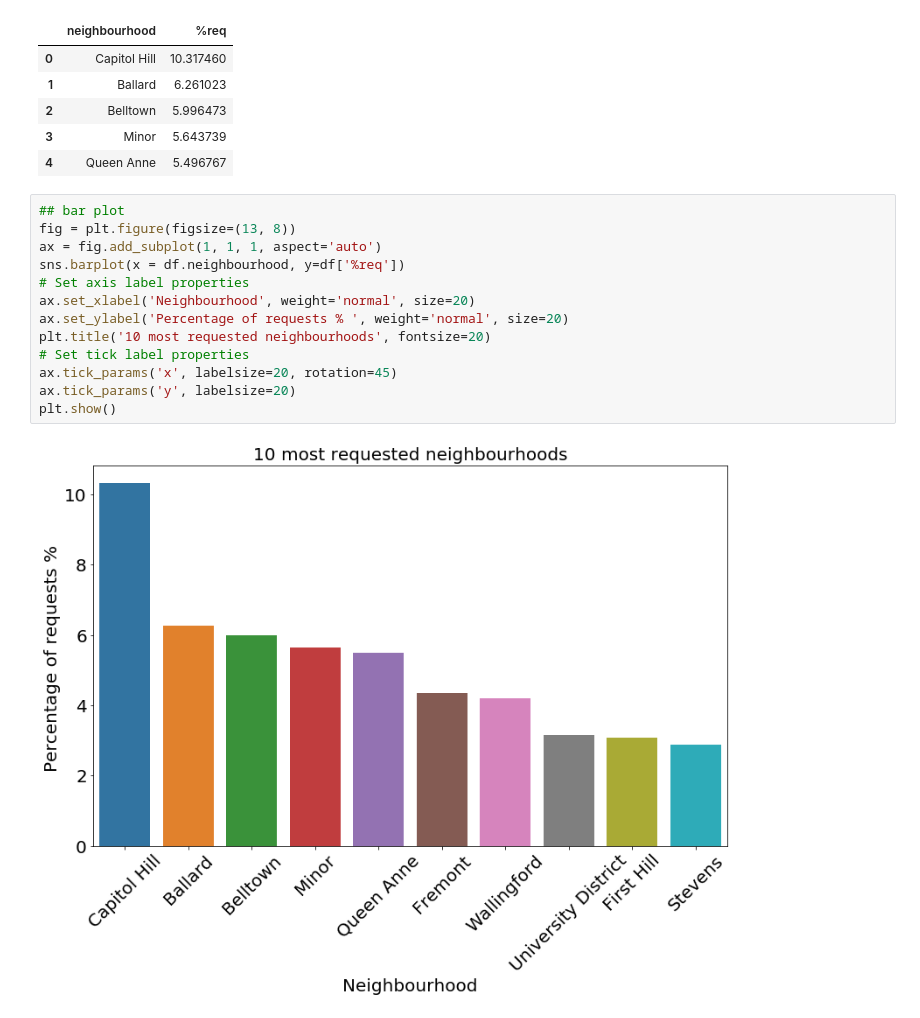
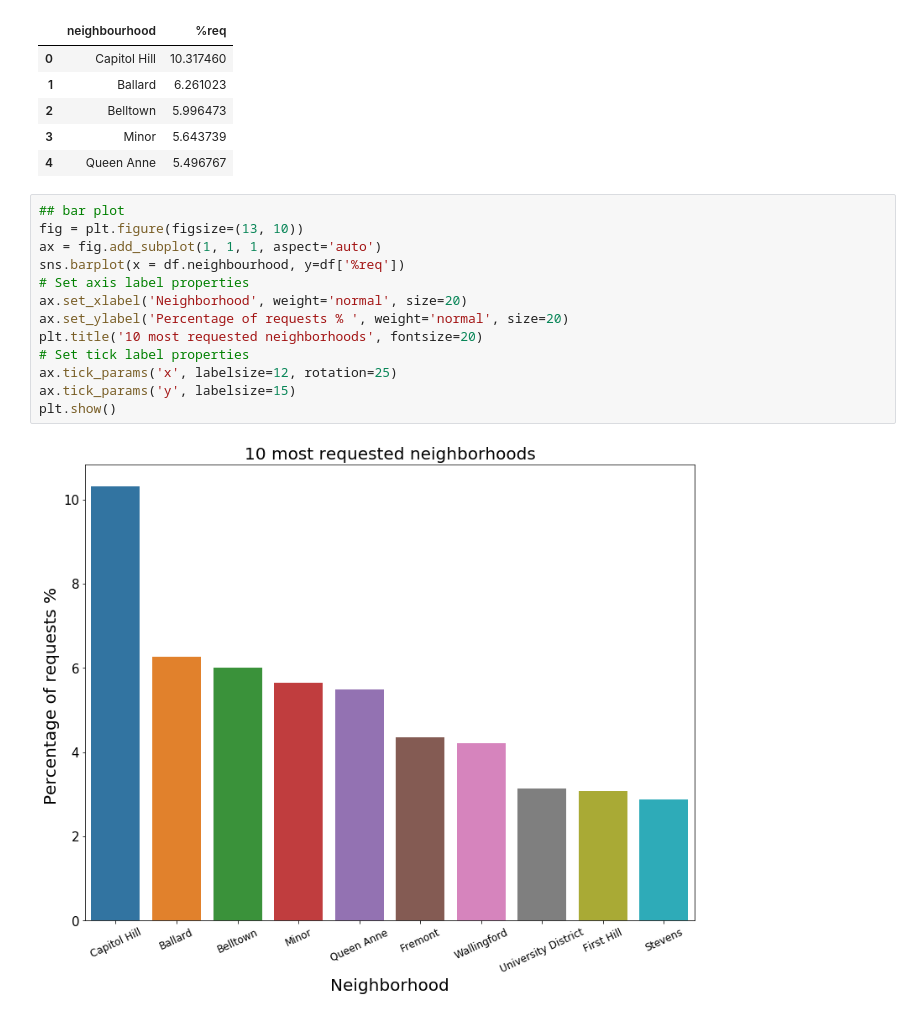
Before and after one commit to Jaouadeddadsi/Seattle-Airbnb-Open-Data, a Jupyter notebook: most_requested_neighborhoods.ipynb, the cells around one changed output. Saved outputs shown, nothing was run; the diff lists cells and outputs as text.

```diff
--- a/most_requested_neighborhoods.ipynb
+++ b/most_requested_neighborhoods.ipynb
@@ -65,16 +65,16 @@ df.head()
 | 4 | Queen Anne | 5.496767 |
 # %%
 ## bar plot
-fig = plt.figure(figsize=(13, 8))
+fig = plt.figure(figsize=(13, 10))
 ax = fig.add_subplot(1, 1, 1, aspect='auto')
 sns.barplot(x = df.neighbourhood, y=df['%req'])
 # Set axis label properties
-ax.set_xlabel('Neighbourhood', weight='normal', size=20)
+ax.set_xlabel('Neighborhood', weight='normal', size=20)
 ax.set_ylabel('Percentage of requests % ', weight='normal', size=20)
-plt.title('10 most requested neighbourhoods', fontsize=20)
+plt.title('10 most requested neighborhoods', fontsize=20)
 # Set tick label properties
-ax.tick_params('x', labelsize=20, rotation=45)
-ax.tick_params('y', labelsize=20)
+ax.tick_params('x', labelsize=12, rotation=25)
+ax.tick_params('y', labelsize=15)
 plt.show()
 # %% [output]
-[figure, old version]
+[figure, new version]
```
Also changed, not shown: parts of 1 cell of this notebook, 3 other files.
